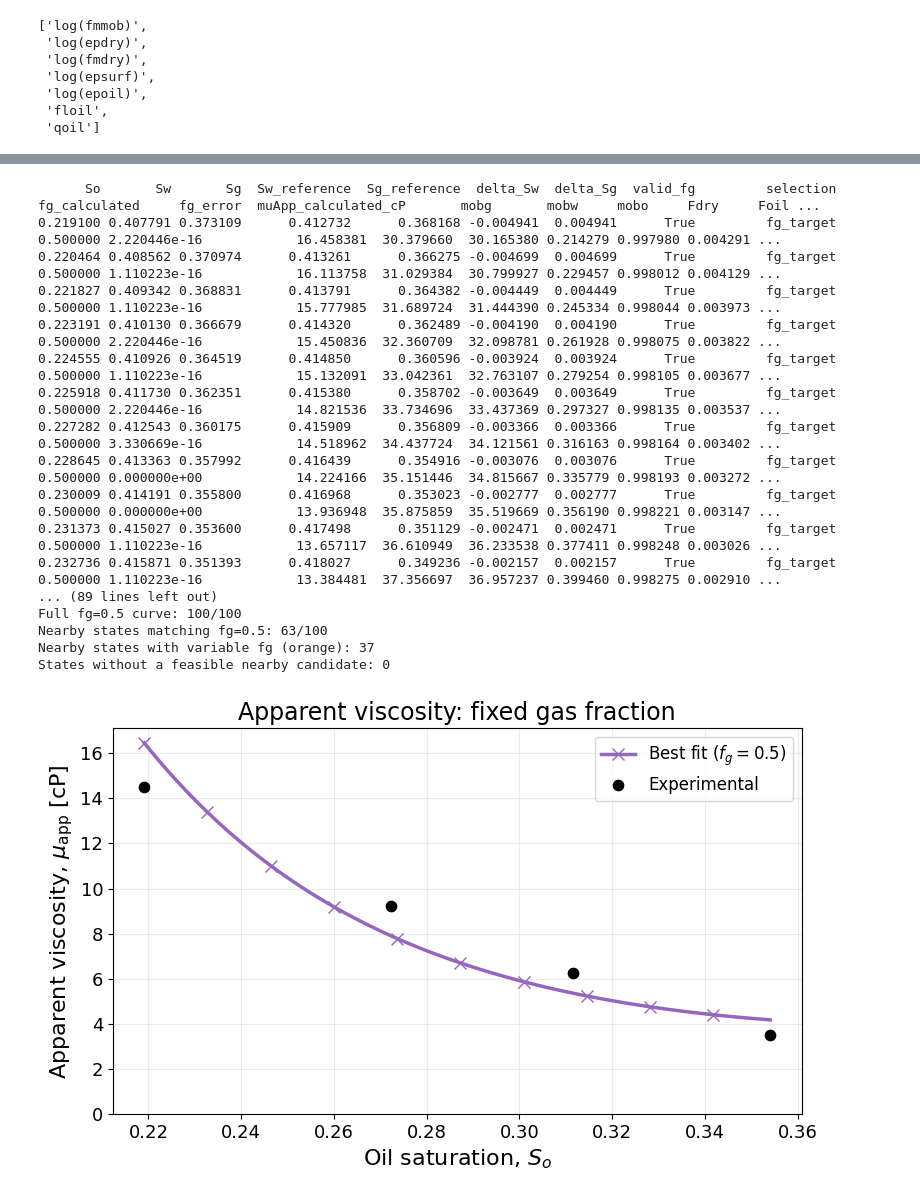
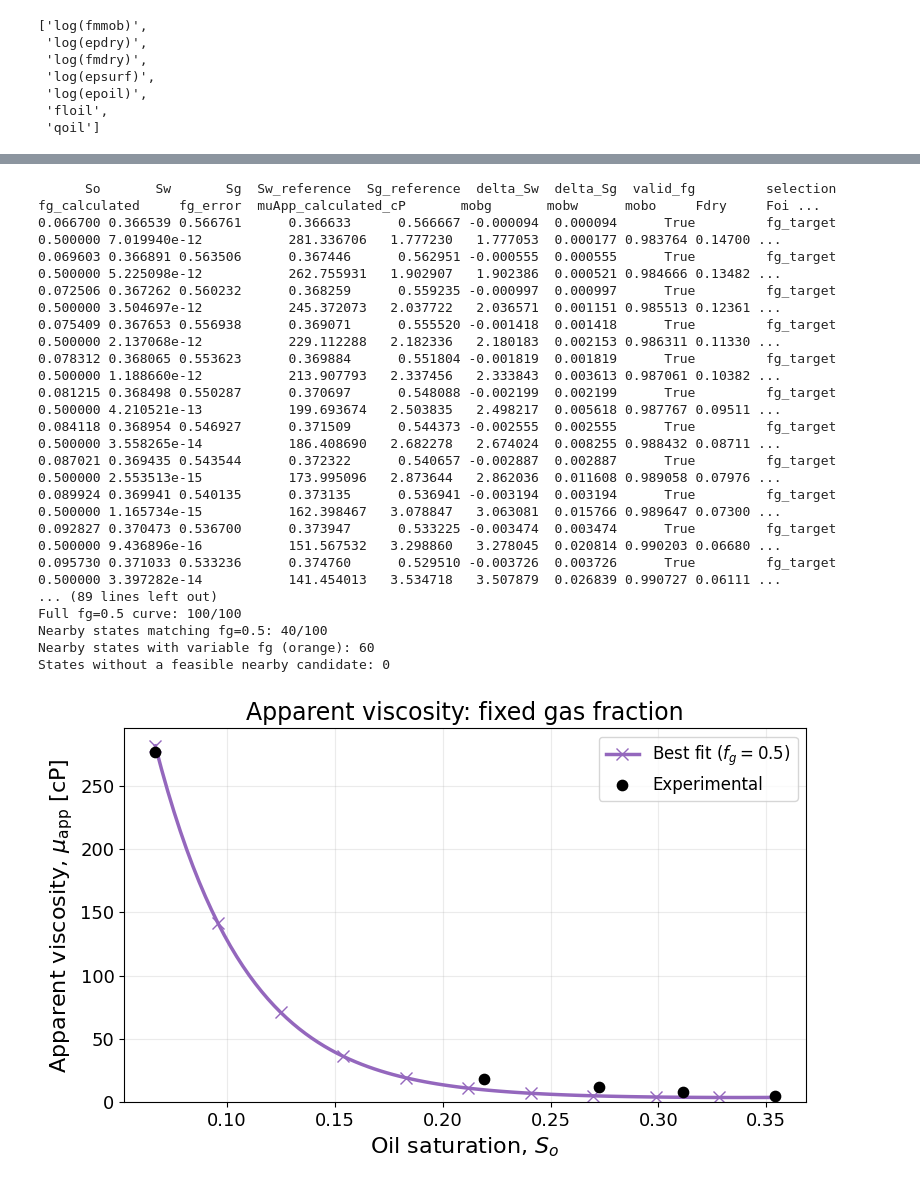
Before and after one commit to UnderMou/inverseFoam, a Jupyter notebook: experiments/Vieira2024_v2/01_estimate.ipynb, the cells around one changed output, grey strips where cells are left out. Drawn from its saved outputs; the diff is of its cells as text; code cells hidden in the pictures.

```diff
--- a/experiments/Vieira2024_v2/01_estimate.ipynb
+++ b/experiments/Vieira2024_v2/01_estimate.ipynb
@@ -28,8 +28,11 @@ Nruns = 2000
 FMSURF = 2500
 
 run_opt = True
+# run_opt = False
 
-THRESHOLD_SSE = 0.14 # 0.62
+# THRESHOLD_SSE = 0.16 # Sem So = 0.0667 e Sor = 0.16
+THRESHOLD_SSE = 0.112
+# THRESHOLD_SSE = 0.11
 # %%
 OUTPUT_DIR.mkdir(parents=True, exist_ok=True)
 # %%
@@ -620,10 +748,30 @@ fg_tolerance = 1e-6
 
 # Experimental points supplied in the chat; muApp is in Pa.s.
 oil_saturation_reference = pd.DataFrame([
-    [0.2191, 0.41273156, 0.36816844, 0.014494728, 0.5],
-    [0.2724, 0.43343142, 0.29416858, 0.0092254192, 0.5],
-    [0.3115, 0.4577449, 0.2307551, 0.0062438827, 0.5],
-    [0.3541, 0.51122297, 0.13467703, 0.0035101192, 0.5]
+    # [0.2191, 0.41273156, 0.36816844, 0.014494728, 0.5],
+    # [0.2724, 0.43343142, 0.29416858, 0.0092254192, 0.5],
+    # [0.3115, 0.4577449, 0.2307551, 0.0062438827, 0.5],
+    # [0.3541, 0.51122297, 0.13467703, 0.0035101192, 0.5]
+
+
+    # [0.066700306, 0.40862303, 0.52467667, 0.020727793, 0.5],
+    # [0.2191, 0.40929545, 0.37160455, 0.018569309, 0.5],
+    # [0.2724, 0.42710297, 0.30049703, 0.011818757, 0.5],
+    # [0.3115, 0.44927699, 0.23922301, 0.0079990869, 0.5],
+    # [0.3541, 0.50094253, 0.14495747, 0.0044968412, 0.5]
+
+    # [0.0667, 0.36175479, 0.57154521, 1.5549548, 0.5],
+    # [0.2191, 0.40929545, 0.37160455, 0.018569309, 0.5],
+    # [0.2724, 0.42710297, 0.30049703, 0.011818757, 0.5],
+    # [0.3115, 0.44927699, 0.23922301, 0.0079990869, 0.5],
+    # [0.3541, 0.50094253, 0.14495747, 0.0044968412, 0.5]
+
+    [0.066700001, 0.36663331, 0.56666669, 0.27615895, 0.5],
+    [0.2191, 0.40929545, 0.37160455, 0.018569309, 0.5],
+    [0.2724, 0.42710297, 0.30049703, 0.011818757, 0.5],
+    [0.3115, 0.44927699, 0.23922301, 0.0079990869, 0.5],
+    [0.3541, 0.50094253, 0.14495747, 0.0044968412, 0.5]
+
 ], columns=["So", "Sw", "Sg", "muApp", "fg"]).sort_values("So")
 
 # Maximum absolute distance from interpolated experimental Sw AND Sg.
@@ -736,45 +884,45 @@ print(oil_fg_scan.to_string(index=False))
 print(f"Full fg={fg_target} curve: {np.isfinite(muApp_oil_full).sum()}/{so_oil_grid.size}")
 print(f"Nearby states matching fg={fg_target}: {matches_fg_target.sum()}/{so_oil_grid.size}")
 print(f"Nearby states with variable fg (orange): {fallback_oil_grid.sum()}")
 print(f"States without a feasible nearby candidate: {(~valid_oil_grid).sum()}")
 
 fig, ax = plt.subplots(figsize=(8, 5))
 ax.plot(so_oil_grid, muApp_oil_full,
         color="tab:purple", marker="x", markevery=10,
         linewidth=2.5, markersize=8,
         label=r"Best fit ($f_g=0.5$)")
 # ax.plot(so_oil_grid, np.where(fallback_oil_grid, muApp_oil_grid, np.nan),
 #         color="tab:orange", linestyle="--", marker="o", markevery=5,
 #         linewidth=2.5, markersize=5,
 #         label=r"Variable $f_g$")
 ax.scatter(oil_saturation_reference["So"],
            oil_saturation_reference["muApp"] * 1000,
            color="black", s=55, zorder=3, label="Experimental")
 ax.set_xlabel(r"Oil saturation, $S_o$", fontsize=16)
 ax.set_ylabel(r"Apparent viscosity, $\mu_{\mathrm{app}}$ [cP]", fontsize=16)
 ax.set_title("Apparent viscosity: fixed gas fraction", fontsize=17)
 ax.set_ylim(bottom=0)
 ax.tick_params(labelsize=13)
 ax.legend(fontsize=12)
 ax.grid(alpha=0.25)
 fig.tight_layout()
 plt.show()
 # %% [output]
-      So       Sw       Sg  Sw_reference  Sg_reference  delta_Sw  delta_Sg  valid_fg         selection  fg_calculated     fg_error  muApp_calculated_cP       mobg       mobw     mobo     Fdry     Foil ...
-0.219100 0.407791 0.373109      0.412732      0.368168 -0.004941  0.004941      True         fg_target       0.500000 2.220446e-16            16.458381  30.379660  30.165380 0.214279 0.997980 0.004291 ...
-0.220464 0.408562 0.370974      0.413261      0.366275 -0.004699  0.004699      True         fg_target       0.500000 1.110223e-16            16.113758  31.029384  30.799927 0.229457 0.998012 0.004129 ...
-0.221827 0.409342 0.368831      0.413791      0.364382 -0.004449  0.004449      True         fg_target       0.500000 1.110223e-16            15.777985  31.689724  31.444390 0.245334 0.998044 0.003973 ...
-0.223191 0.410130 0.366679      0.414320      0.362489 -0.004190  0.004190      True         fg_target       0.500000 2.220446e-16            15.450836  32.360709  32.098781 0.261928 0.998075 0.003822 ...
-0.224555 0.410926 0.364519      0.414850      0.360596 -0.003924  0.003924      True         fg_target       0.500000 1.110223e-16            15.132091  33.042361  32.763107 0.279254 0.998105 0.003677 ...
-0.225918 0.411730 0.362351      0.415380      0.358702 -0.003649  0.003649      True         fg_target       0.500000 2.220446e-16            14.821536  33.734696  33.437369 0.297327 0.998135 0.003537 ...
-0.227282 0.412543 0.360175      0.415909      0.356809 -0.003366  0.003366      True         fg_target       0.500000 3.330669e-16            14.518962  34.437724  34.121561 0.316163 0.998164 0.003402 ...
-0.228645 0.413363 0.357992      0.416439      0.354916 -0.003076  0.003076      True         fg_target       0.500000 0.000000e+00            14.224166  35.151446  34.815667 0.335779 0.998193 0.003272 ...
-0.230009 0.414191 0.355800      0.416968      0.353023 -0.002777  0.002777      True         fg_target       0.500000 0.000000e+00            13.936948  35.875859  35.519669 0.356190 0.998221 0.003147 ...
-0.231373 0.415027 0.353600      0.417498      0.351129 -0.002471  0.002471      True         fg_target       0.500000 1.110223e-16            13.657117  36.610949  36.233538 0.377411 0.998248 0.003026 ...
-0.232736 0.415871 0.351393      0.418027      0.349236 -0.002157  0.002157      True         fg_target       0.500000 1.110223e-16            13.384481  37.356697  36.957237 0.399460 0.998275 0.002910 ...
+      So       Sw       Sg  Sw_reference  Sg_reference  delta_Sw  delta_Sg  valid_fg         selection  fg_calculated     fg_error  muApp_calculated_cP       mobg       mobw      mobo     Fdry     Foi ...
+0.066700 0.366539 0.566761      0.366633      0.566667 -0.000094  0.000094      True         fg_target       0.500000 7.019940e-12           281.336706   1.777230   1.777053  0.000177 0.983764 0.14700 ...
+0.069603 0.366891 0.563506      0.367446      0.562951 -0.000555  0.000555      True         fg_target       0.500000 5.225098e-12           262.755931   1.902907   1.902386  0.000521 0.984666 0.13482 ...
+0.072506 0.367262 0.560232      0.368259      0.559235 -0.000997  0.000997      True         fg_target       0.500000 3.504697e-12           245.372073   2.037722   2.036571  0.001151 0.985513 0.12361 ...
+0.075409 0.367653 0.556938      0.369071      0.555520 -0.001418  0.001418      True         fg_target       0.500000 2.137068e-12           229.112288   2.182336   2.180183  0.002153 0.986311 0.11330 ...
+0.078312 0.368065 0.553623      0.369884      0.551804 -0.001819  0.001819      True         fg_target       0.500000 1.188660e-12           213.907793   2.337456   2.333843  0.003613 0.987061 0.10382 ...
+0.081215 0.368498 0.550287      0.370697      0.548088 -0.002199  0.002199      True         fg_target       0.500000 4.210521e-13           199.693674   2.503835   2.498217  0.005618 0.987767 0.09511 ...
+0.084118 0.368954 0.546927      0.371509      0.544373 -0.002555  0.002555      True         fg_target       0.500000 3.558265e-14           186.408690   2.682278   2.674024  0.008255 0.988432 0.08711 ...
+0.087021 0.369435 0.543544      0.372322      0.540657 -0.002887  0.002887      True         fg_target       0.500000 2.553513e-15           173.995096   2.873644   2.862036  0.011608 0.989058 0.07976 ...
+0.089924 0.369941 0.540135      0.373135      0.536941 -0.003194  0.003194      True         fg_target       0.500000 1.165734e-15           162.398467   3.078847   3.063081  0.015766 0.989647 0.07300 ...
+0.092827 0.370473 0.536700      0.373947      0.533225 -0.003474  0.003474      True         fg_target       0.500000 9.436896e-16           151.567532   3.298860   3.278045  0.020814 0.990203 0.06680 ...
+0.095730 0.371033 0.533236      0.374760      0.529510 -0.003726  0.003726      True         fg_target       0.500000 3.397282e-14           141.454013   3.534718   3.507879  0.026839 0.990727 0.06111 ...
 ... (89 lines left out)
 Full fg=0.5 curve: 100/100
-Nearby states matching fg=0.5: 63/100
-Nearby states with variable fg (orange): 37
+Nearby states matching fg=0.5: 40/100
+Nearby states with variable fg (orange): 60
 States without a feasible nearby candidate: 0
-[figure, old version]
+[figure, new version]
```
Also changed, not shown: parts of 18 cells of this notebook, 21 other files.
